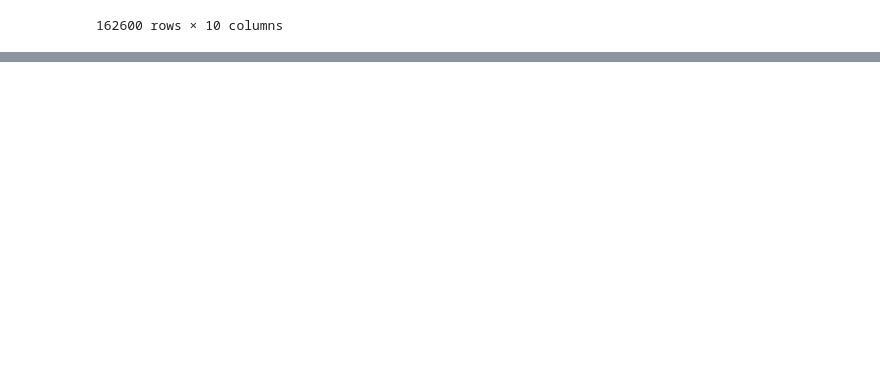
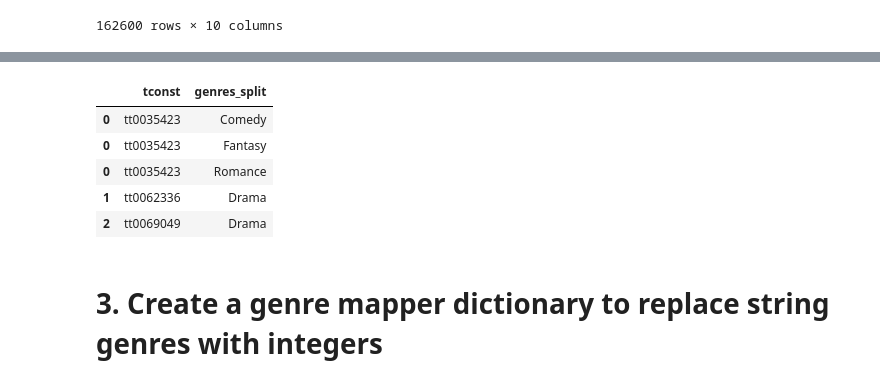
Before and after one commit to lrnrdr/Lori-pt-data-enrichment, a Jupyter notebook: project 2 part 2b.ipynb, the cells around one changed output, grey strips where cells are left out. Saved outputs shown, nothing was run; the diff lists cells and outputs as text; code cells hidden in the pictures; blank space fills up the shorter version.

```diff
--- a/project 2 part 2b.ipynb
+++ b/project 2 part 2b.ipynb
@@ -67,0 +109,11 @@ unique_genres = sorted(exploded_genres['genres_split'].unique())
+# %%
+## here we only want tconst and genres_split columns in this new dataframe called title_genres
+title_genres = exploded_genres[['tconst','genres_split']].copy()
+title_genres.head()
+# %% [output]
+|  | tconst | genres_split |
+| 0 | tt0035423 | Comedy |
+| 0 | tt0035423 | Fantasy |
+| 0 | tt0035423 | Romance |
+| 1 | tt0062336 | Drama |
+| 2 | tt0069049 | Drama |
@@ -67,0 +127,2 @@ unique_genres = sorted(exploded_genres['genres_split'].unique())
+# %% [markdown]
+# 3. Create a genre mapper dictionary to replace string genres with integers
```
Also changed, not shown: parts of 27 cells of this notebook.
